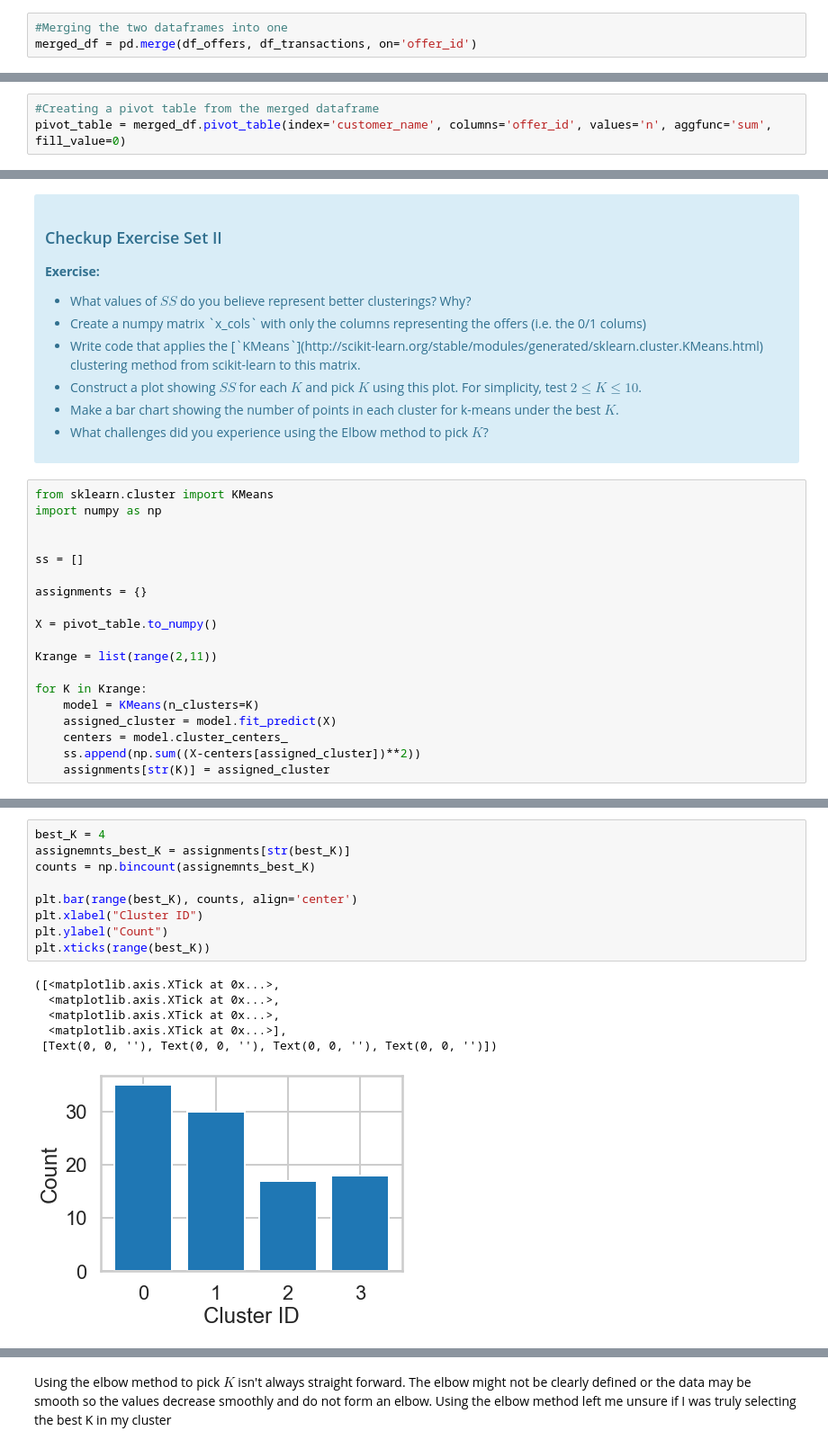
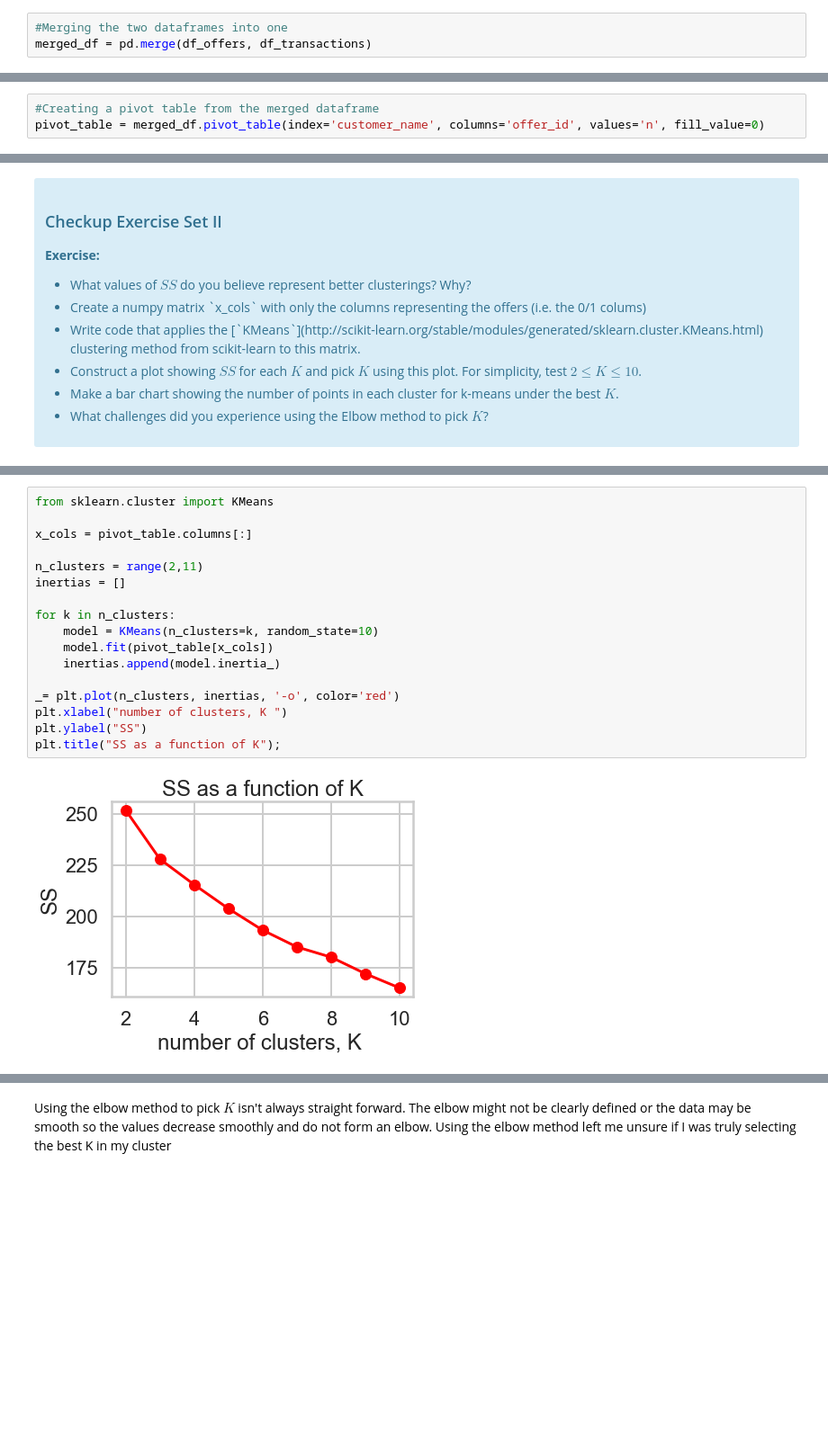
Before and after one commit to AutomationKay/Data-Science-, a Jupyter notebook: Clustering Case Study/Clustering Case Study - Customer Segmentation with K-Means - Tier 3.ipynb, the cells around one changed output, grey strips where cells are left out. Shown at 90% size. Cells and saved outputs as stored; diff of their text form; blank space fills up the shorter version.

```diff
--- a/Clustering Case Study/Clustering Case Study - Customer Segmentation with K-Means - Tier 3.ipynb
+++ b/Clustering Case Study/Clustering Case Study - Customer Segmentation with K-Means - Tier 3.ipynb
@@ -90,7 +90,7 @@ The first thing we need is a way to compare customers. To do this, we're going t
 </div>
 # %%
 #Merging the two dataframes into one
-merged_df = pd.merge(df_offers, df_transactions, on='offer_id')
+merged_df = pd.merge(df_offers, df_transactions)
 # %%
 merged_df.head()
 # %% [output]
@@ -102,7 +102,7 @@ merged_df.head()
 | 4 | 1 | January | Malbec | 72 | 56 | France | False | Wood | 1 |
 # %%
 #Creating a pivot table from the merged dataframe
-pivot_table = merged_df.pivot_table(index='customer_name', columns='offer_id', values='n', aggfunc='sum', fill_value=0)
+pivot_table = merged_df.pivot_table(index='customer_name', columns='offer_id', values='n', fill_value=0)
 # %%
 pivot_table.head()
 # %% [output]
@@ -143,22 +143,3 @@ where $x_i$ is a point, $C_k$ represents cluster $k$ and $\mu_k$ is the centroid
 <li> What challenges did you experience using the Elbow method to pick $K$?
 </ul>
 </div>
-# %%
-from sklearn.cluster import KMeans
-import numpy as np
-
-
-ss = []
-
-assignments = {}
-
-X = pivot_table.to_numpy()
-
-Krange = list(range(2,11))
-
-for K in Krange:
-    model = KMeans(n_clusters=K)
-    assigned_cluster = model.fit_predict(X)
-    centers = model.cluster_centers_
-    ss.append(np.sum((X-centers[assigned_cluster])**2))
-    assignments[str(K)] = assigned_cluster
@@ -172,16 +146,19 @@ Text(0, 0.5, 'Sum of Squares')
-# %%
-best_K = 4
-assignemnts_best_K = assignments[str(best_K)]
-counts = np.bincount(assignemnts_best_K)
-
-plt.bar(range(best_K), counts, align='center')
-plt.xlabel("Cluster ID")
-plt.ylabel("Count")
-plt.xticks(range(best_K))
-# %% [output]
-([<matplotlib.axis.XTick at 0x...>,
-  <matplotlib.axis.XTick at 0x...>,
-  <matplotlib.axis.XTick at 0x...>,
-  <matplotlib.axis.XTick at 0x...>],
- [Text(0, 0, ''), Text(0, 0, ''), Text(0, 0, ''), Text(0, 0, '')])
-[figure, removed]
+# %%
+from sklearn.cluster import KMeans
+
+x_cols = pivot_table.columns[:]
+
+n_clusters = range(2,11)
+inertias = []
+
+for k in n_clusters:
+    model = KMeans(n_clusters=k, random_state=10)
+    model.fit(pivot_table[x_cols])
+    inertias.append(model.inertia_)
+
+_= plt.plot(n_clusters, inertias, '-o', color='red')
+plt.xlabel("number of clusters, K ")
+plt.ylabel("SS")
+plt.title("SS as a function of K");
+# %% [output]
+[figure, added]
```
Also changed, not shown: parts of 14 cells of this notebook.
